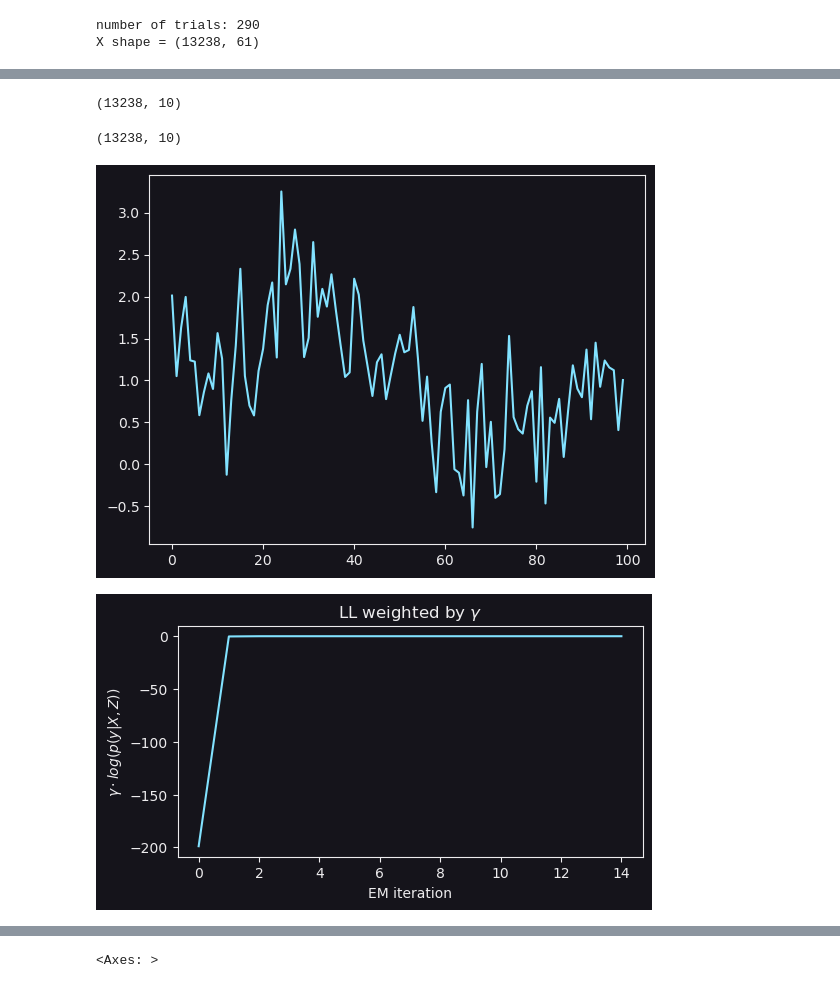
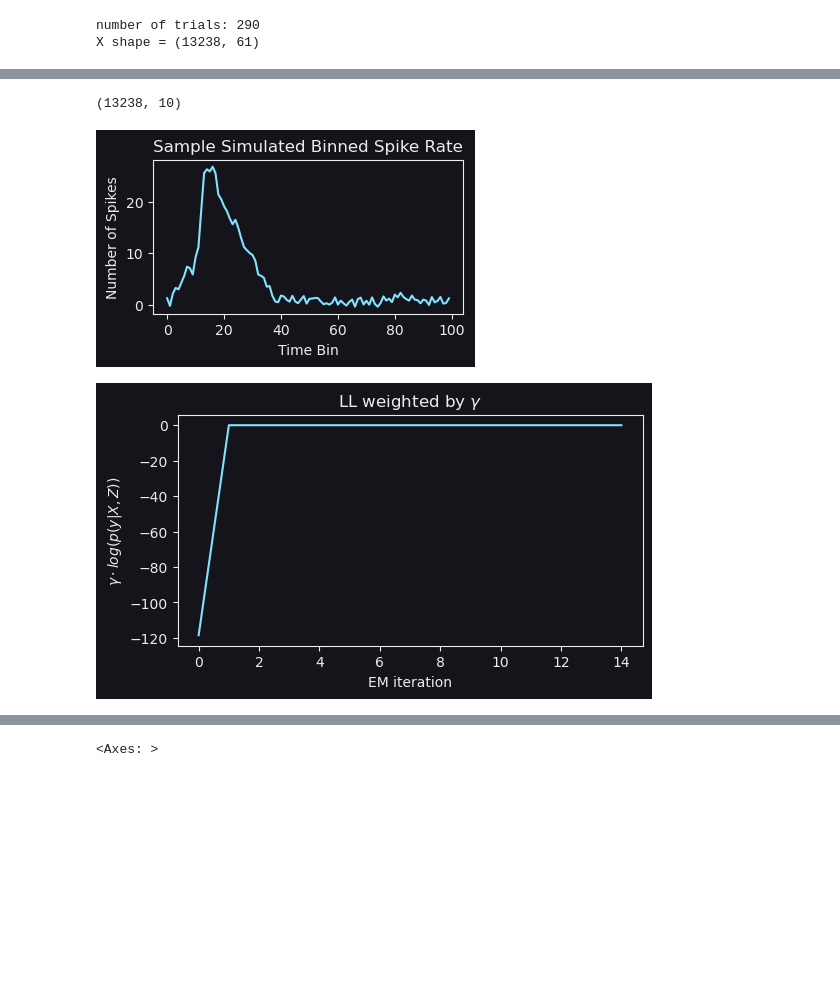
Before and after one commit to thejuc/towers_glm_hmm, a Jupyter notebook: glm_hmm_test.ipynb, the cells around one changed output, grey strips where cells are left out. Saved outputs shown, nothing was run; the diff lists cells and outputs as text; code cells hidden in the pictures; blank space fills up the shorter version.

```diff
--- a/glm_hmm_test.ipynb
+++ b/glm_hmm_test.ipynb
@@ -165,20 +168,21 @@ plt.plot(theta_sim[0, :-1, 1])
 # %%
 # generating spike rate data
 y_sim = []
 for trial in np.unique(trial_id):
     x_idx = np.argwhere(trial_id==trial)
     y_sim.append(np.squeeze(X[x_idx] @ theta_sim[sim_states[trial]]))
 
 y_sim = np.exp(np.vstack(y_sim)) + np.random.normal(0, 0.5, size = (X.shape[0], n_neurons))
+# y_sim = np.round(y_sim, 2)
 print(y_sim.shape)
-theta_sim.shape
-plt.plot(y_sim[:100, 0])
-# plt.plot(X[:100, -2])
-y_sim.shape
+fig, ax = plt.subplots(figsize=(4, 2))
+ax.plot(y_sim[:100, 0])
+ax.set_title('Sample Simulated Binned Spike Rate')
+ax.set_xlabel('Time Bin')
+ax.set_ylabel('Number of Spikes');
 # %% [output]
 (13238, 10)
-(13238, 10)
-[figure, old version]
+[figure, new version]
 # %%
 #initial glm with no states to estimate weights
 theta_init = np.empty(theta_sim[0].shape)
@@ -291,7 +295,7 @@ for _ in tqdm(range(15)):
             glm = sm.GLM(endog=y_sim[:, neuron], exog=X, family=sm.families.Poisson(), freq_weights=weights)
             # can greatly effect outcome. too high on simulated data made it fail, basically comes down to noise level of data
             # higher noise ---> set alpha to be higher
-            a = .03 * np.ones(X.shape[1])
+            a = .1 * np.ones(X.shape[1])
             a[-1] = 0
             res = glm.fit_regularized(start_params=sta[:, neuron], alpha=a, L1_wt=0.0, maxiter=1000, cnvrg_tol=1e-6)
 
@@ -304,7 +308,7 @@ ax.set_title(r'LL weighted by $\gamma$')
 ax.set_xlabel('EM iteration')
 ax.set_ylabel(r'$\gamma \cdot log(p(y | X, Z))$');
 # %% [output]
-[figure, old version]
+[figure, new version]
 # %%
 fig, axs = plt.subplots(1, 2, figsize=(8, 4))
 im = axs[0].imshow(T_sim, cmap='cool', vmin=0, vmax=1)
```
Also changed, not shown: parts of 6 cells of this notebook.
